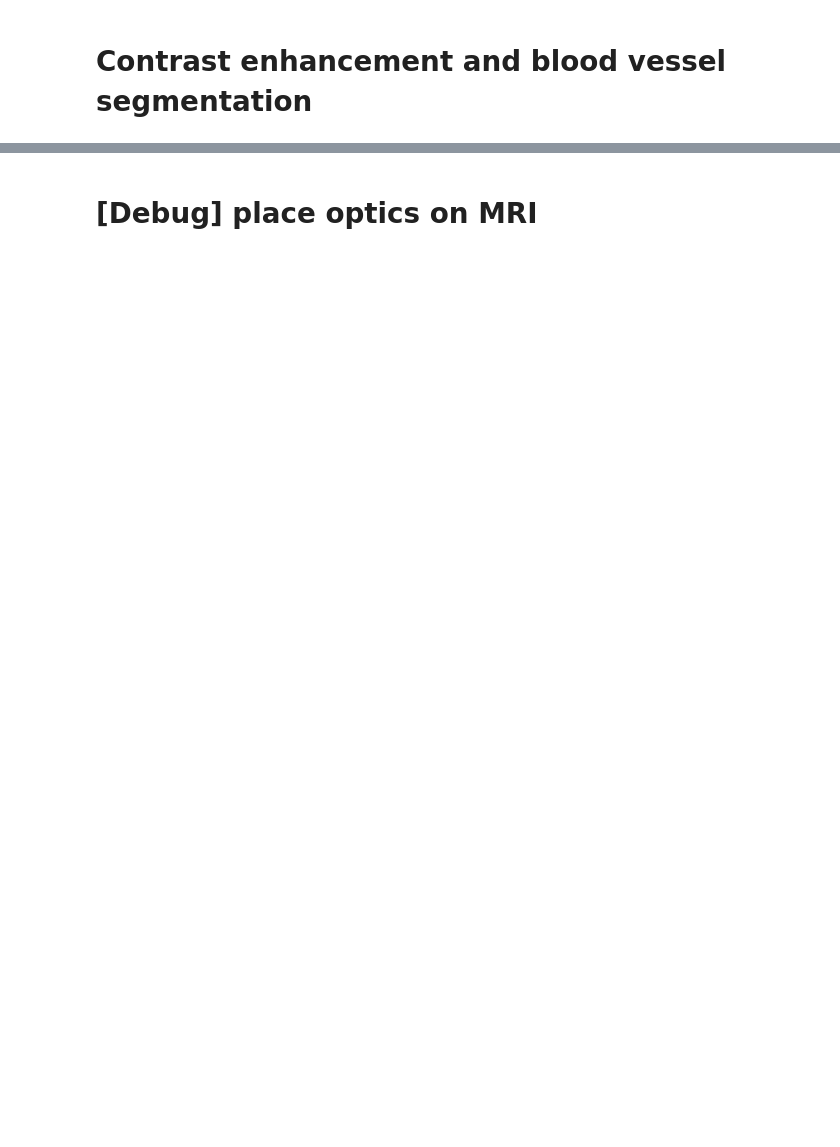
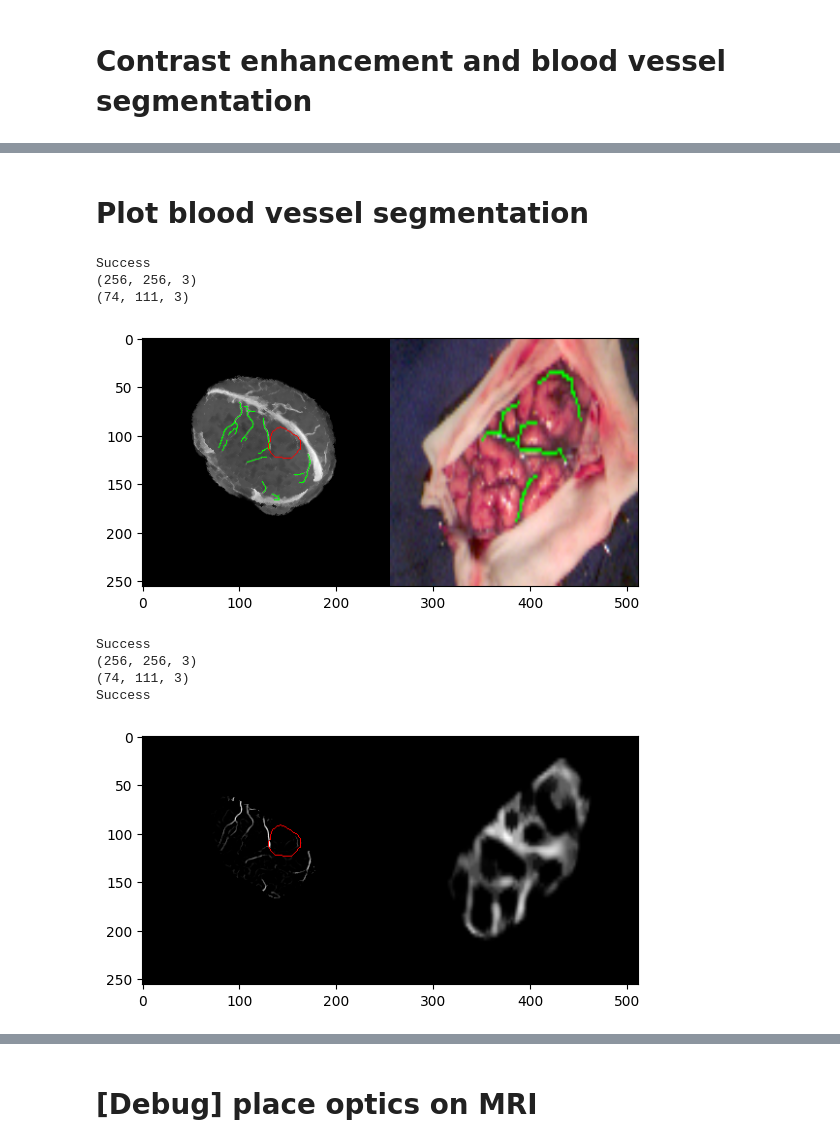
Before and after one commit to HyperProbe/CREATIS_Optics_MRI_registration, a Jupyter notebook: Registration/main.ipynb, the cells around one changed output, grey strips where cells are left out. Saved outputs shown, nothing was run; the diff lists cells and outputs as text; code cells hidden in the pictures; blank space fills up the shorter version.

```diff
--- a/Registration/main.ipynb
+++ b/Registration/main.ipynb
@@ -175,0 +209,25 @@ print(error)
+# %% [markdown]
+# Plot blood vessel segmentation
+# %%
+error,display = main_plot_vessel_skeletons(Mypath, params)
+
+plt.figure()
+plt.imshow(display)
+plt.show()
+
+error,display = main_plot_Frangi_images(Mypath, params)
+print(error)
+
+plt.figure()
+plt.imshow(display)
+plt.show()
+# %% [output]
+Success
+(256, 256, 3)
+(74, 111, 3)
+[figure, added]
+Success
+(256, 256, 3)
+(74, 111, 3)
+Success
+[figure, added]
```
Also changed, not shown: parts of 21 cells of this notebook, 12 other files.
